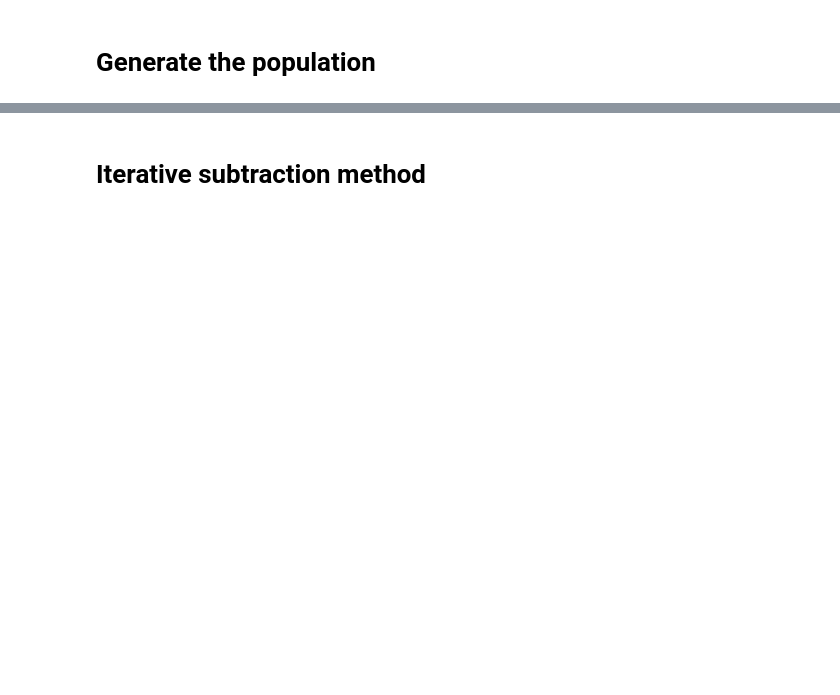
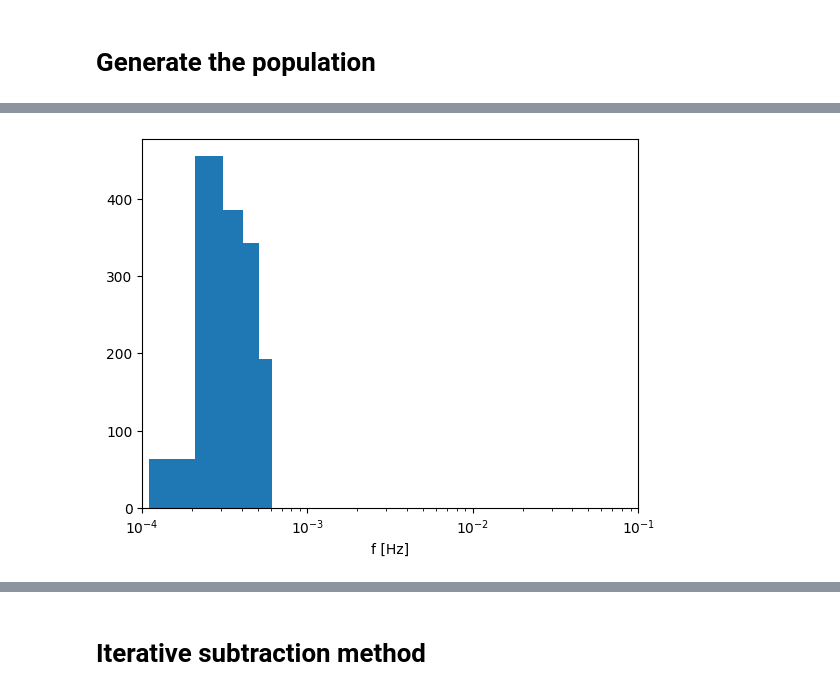
Before and after one commit to criswellalexander/gb-population-inference, a Jupyter notebook: test_gb_selection.ipynb, the cells around one changed output, grey strips where cells are left out. Saved outputs shown, nothing was run; the diff lists cells and outputs as text; code cells hidden in the pictures; blank space fills up the shorter version.

```diff
--- a/test_gb_selection.ipynb
+++ b/test_gb_selection.ipynb
@@ -45,0 +101,10 @@ df = pd.DataFrame(popdict)
+# %%
+## look at the frequency dists
+plt.figure()
+plt.hist(df['frequency'],bins=np.linspace(10**-5,10**-1,1000))
+plt.xscale('log')
+plt.xlim(1e-4,1e-1)
+plt.xlabel("f [Hz]")
+plt.show()
+# %% [output]
+[figure, added]
```
Also changed, not shown: parts of 78 cells of this notebook, 9 other files.
